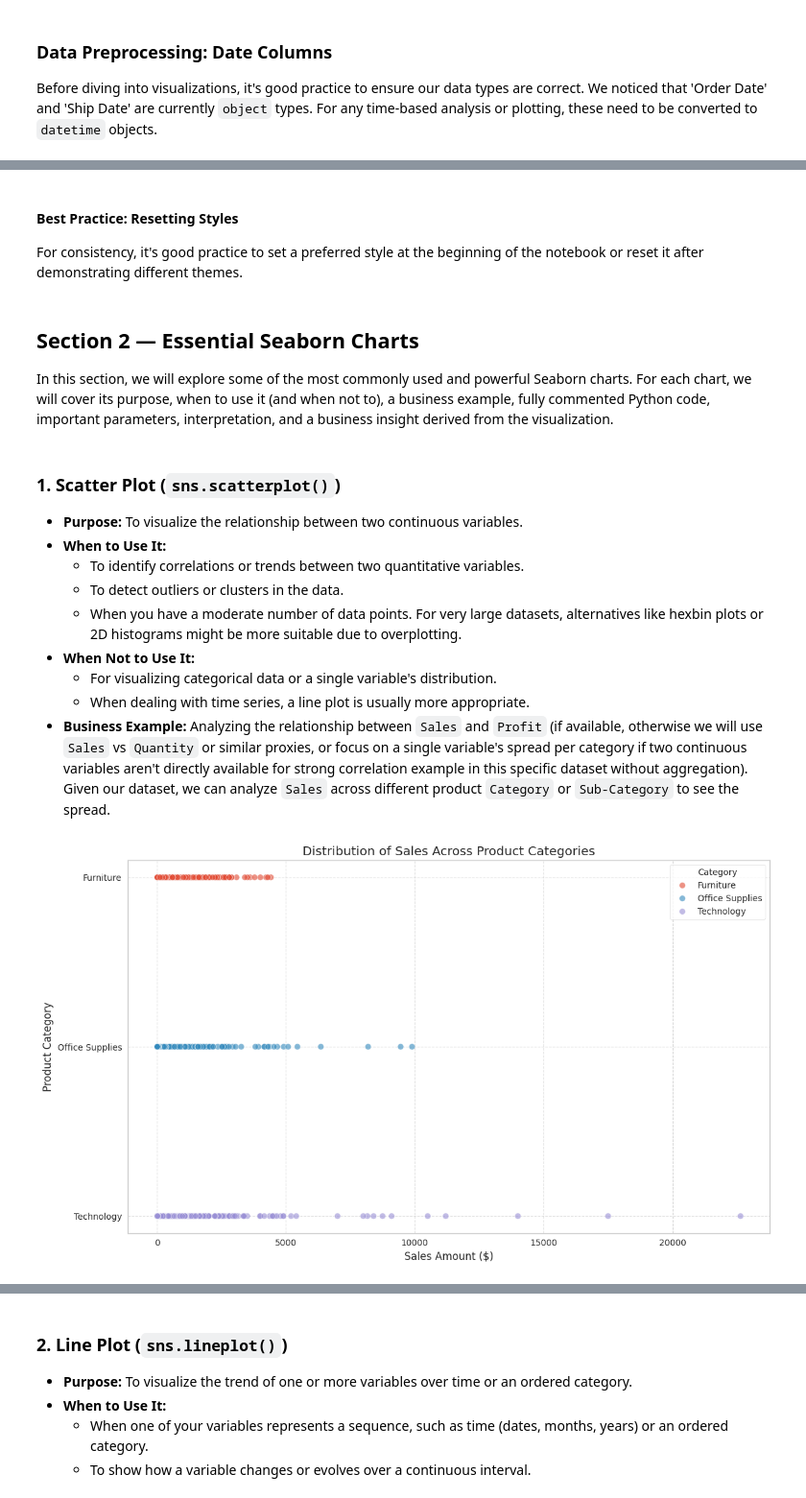
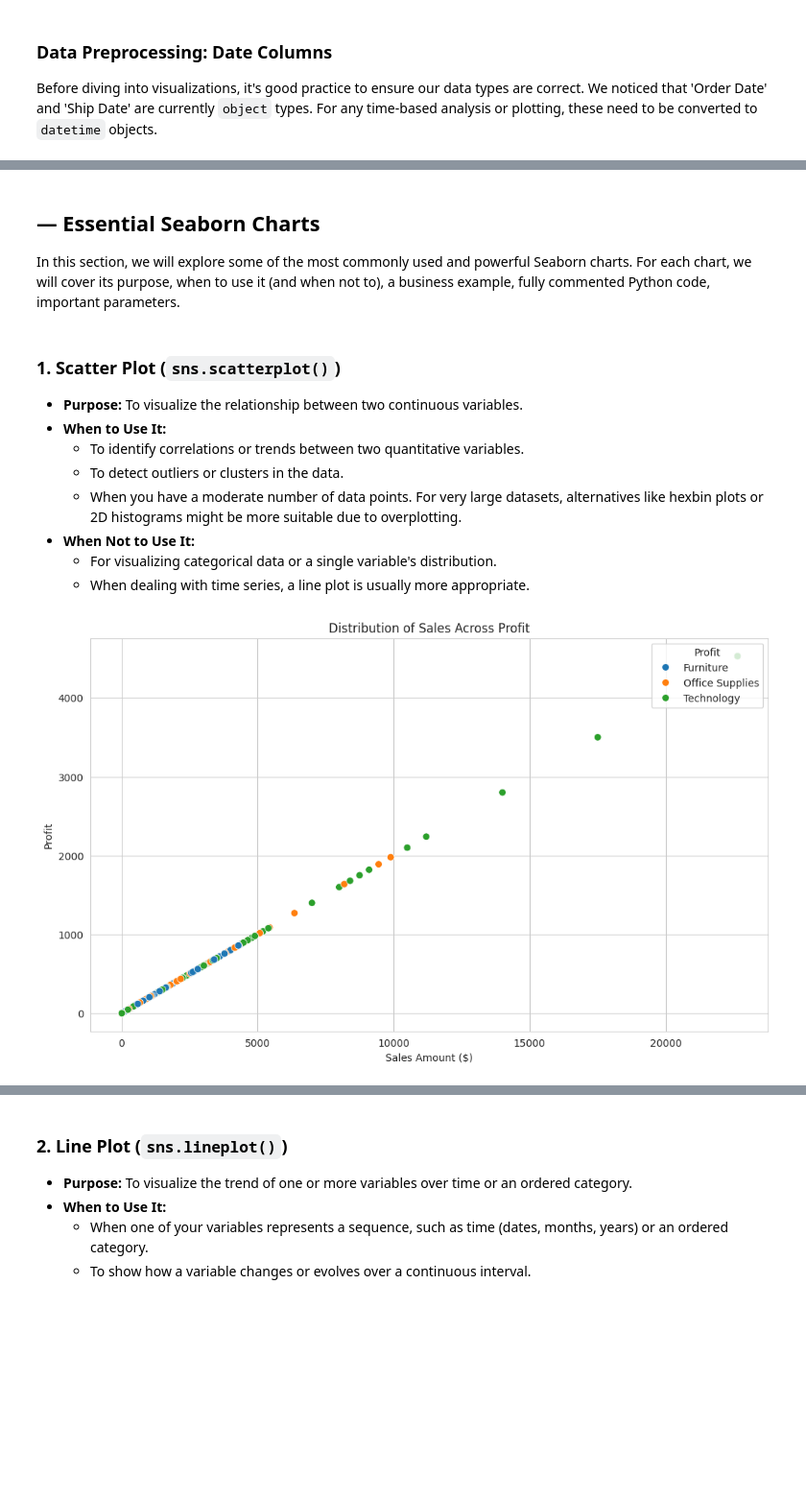
Before and after one commit to Mohamad-Selawy/Data-Analysis, a Jupyter notebook: Python/Visualization/Part_2_Visualization_with_Seaborn.ipynb, the cells around one changed output, grey strips where cells are left out. Shown at 96% size. Saved outputs shown, nothing was run; the diff lists cells and outputs as text; code cells hidden in the pictures; blank space fills up the shorter version.

```diff
--- a/Python/Visualization/Part_2_Visualization_with_Seaborn.ipynb
+++ b/Python/Visualization/Part_2_Visualization_with_Seaborn.ipynb
@@ -11,14 +11,9 @@ First, let's import the necessary libraries and load our dataset. We'll be using
 # %%
 # Import necessary libraries
 import pandas as pd # For data manipulation and analysis
-import numpy as np # For numerical operations
 import matplotlib.pyplot as plt # For basic plotting and customization (Seaborn is built on it)
 import seaborn as sns # For advanced statistical data visualization
 import kagglehub # For downloading datasets from Kaggle
-
-# Configure Matplotlib for better aesthetics (optional, but good practice)
-plt.style.use('ggplot') # Use ggplot style for plots
-plt.rcParams['figure.figsize'] = (10, 6) # Set default figure size
 # %% [markdown]
 ### Download and Load the Dataset
 
@@ -94,10 +77,9 @@ Before diving into visualizations, it's good practice to ensure our data types a
 # %%
 df = df.dropna()
 # Convert 'Order Date' and 'Ship Date' to datetime objects
-df['Order Date'] = pd.to_datetime(df['Order Date'], format='%d/%m/%Y')
-df['Ship Date'] = pd.to_datetime(df['Ship Date'], format='%d/%m/%Y')
+df['Order Date'] = df['Order Date'].astype('datetime64[ns]')
+df['Ship Date'] = df['Ship Date'].astype('datetime64[ns]')
 df['Profit'] = df['Sales'] * 0.2
 # Verify the conversion
-print("\n--- DataFrame Info after Date Conversion ---")
 df.info()
 # %% [output]
@@ -162,14 +103,7 @@ plt.show()
-# %% [markdown]
-#### **Best Practice:** Resetting Styles
-
-For consistency, it's good practice to set a preferred style at the beginning of the notebook or reset it after demonstrating different themes.
-# %%
-# Reset to default or preferred style for consistency throughout the notebook
-sns.set_style('whitegrid') # A common and clean style for presentations
 # %% [markdown]
-## Section 2 — Essential Seaborn Charts
+## — Essential Seaborn Charts
 
-In this section, we will explore some of the most commonly used and powerful Seaborn charts. For each chart, we will cover its purpose, when to use it (and when not to), a business example, fully commented Python code, important parameters, interpretation, and a business insight derived from the visualization.
+In this section, we will explore some of the most commonly used and powerful Seaborn charts. For each chart, we will cover its purpose, when to use it (and when not to), a business example, fully commented Python code, important parameters.
 # %% [markdown]
 ### 1. Scatter Plot (`sns.scatterplot()`)
 
@@ -181,41 +115,24 @@ In this section, we will explore some of the most commonly used and powerful Sea
 *   **When Not to Use It:**
     *   For visualizing categorical data or a single variable's distribution.
     *   When dealing with time series, a line plot is usually more appropriate.
-*   **Business Example:** Analyzing the relationship between `Sales` and `Profit` (if available, otherwise we will use `Sales` vs `Quantity` or similar proxies, or focus on a single variable's spread per category if two continuous variables aren't directly available for strong correlation example in this specific dataset without aggregation). Given our dataset, we can analyze `Sales` across different product `Category` or `Sub-Category` to see the spread.
 # %%
 # Business Example: Sales distribution across Categories
 # Let's visualize the distribution of sales values for each product category.
 # While not a direct correlation, it helps understand the range of sales within each category.
 
 plt.figure(figsize=(12, 7))
 # Create a scatter plot using Seaborn
 # x='Sales': Specifies the column for the x-axis (continuous variable)
 # y='Category': Specifies the column for the y-axis (categorical variable for comparison)
 # data=df: The DataFrame to draw the plot from
 # hue='Category': Colors the points based on the 'Category' column, helping differentiate categories
-# alpha=0.6: Sets the transparency of the points, useful for seeing overlapping points
 # s=50: Sets the size of the points
-sns.scatterplot(x='Sales', y='Category', data=df, hue='Category', alpha=0.6, s=50)
+sns.scatterplot(x='Sales', y='Profit', data=df, hue='Category',  s=50)
 
-plt.title('Distribution of Sales Across Product Categories')
+plt.title('Distribution of Sales Across Profit')
 plt.xlabel('Sales Amount ($)')
-plt.ylabel('Product Category')
-plt.grid(True, linestyle='--', alpha=0.7) # Add a grid for better readability
-plt.legend(title='Category', loc='upper right') # Place legend outside the plot
-plt.tight_layout() # Adjust plot to prevent labels from overlapping
+plt.ylabel('Profit')
+plt.legend(title='Profit', loc='upper right') # Place legend outside the plot
 plt.show()
-
-# Interpretation:
-# This scatter plot shows individual sales transactions plotted against their respective product categories.
-# We can observe the range of sales values within each category. For example, 'Technology' and 'Furniture'
-# categories show a wider spread with some very high individual sales, whereas 'Office Supplies'
-# generally has lower individual sales values, though it still has a wide range.
-
-# Business Insight:
-# The visualization helps in identifying which categories generate the highest individual sales and which ones
-# have a broader distribution of sales values. Categories like 'Furniture' and 'Technology' often have high-value
-# items, contributing to larger individual sales. 'Office Supplies', while having many transactions, typically
-# involves lower-priced items. This can inform inventory decisions, pricing strategies, and marketing efforts
-# tailored to each category's sales profile.
 # %% [output]
-[figure, old version]
+[figure, new version]
```
Also changed, not shown: parts of 24 cells of this notebook.
